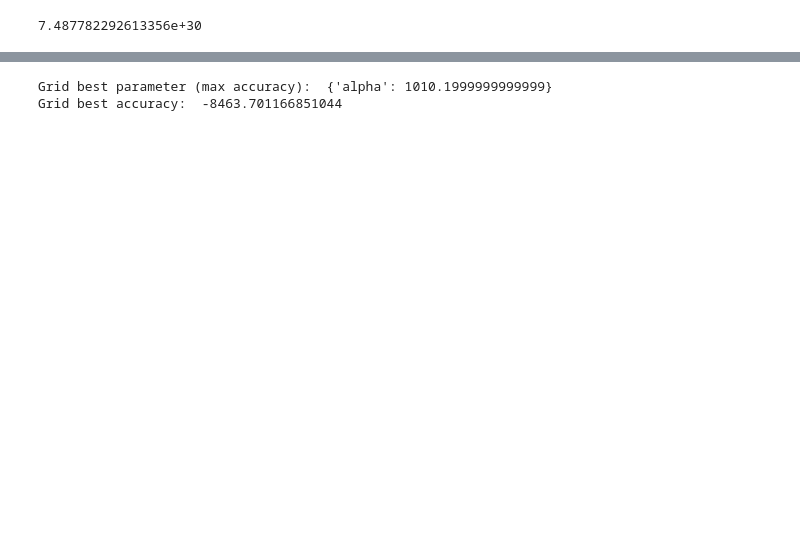
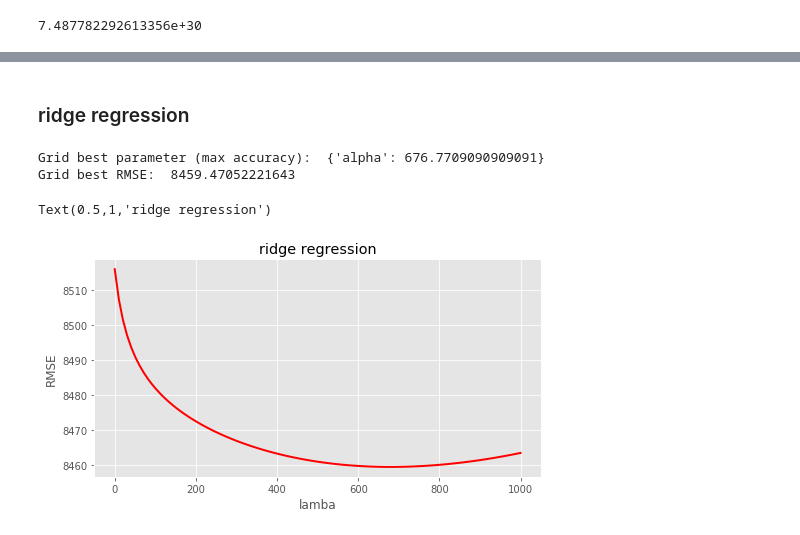
Before and after one commit to TheoRepo/NYC_airb2b_price_prediciton, a Jupyter notebook: code/1.ipynb, the cells around one changed output, grey strips where cells are left out. Saved outputs shown, nothing was run; the diff lists cells and outputs as text; code cells hidden in the pictures; blank space fills up the shorter version.

```diff
--- a/code/1.ipynb
+++ b/code/1.ipynb
@@ -227,5 +245,5 @@ Grid best accuracy:  -8458.490678764816
 # %%
-lasso_model = Lasso(alpha = 0.4)
+lasso_model = Lasso(alpha = 0.41363636363636364)
 lasso_model.fit(X_train, y_train)
 lasso_pred = lasso_model.predict(X_test)
 lasso_MSE = mean_squared_error(lasso_pred,y_test)
@@ -236,12 +254,29 @@ lasso_MSE
+# %% [markdown]
+### ridge regression
 # %%
+# apply ridge regression
 from sklearn.linear_model import Ridge
 ridge_model = Ridge()
-ridge_params = {'alpha' : list(np.linspace(0.1,100000,100))}
+ridge_params = {'alpha' : list(np.linspace(0.01,1000,100))}
 ridge = GridSearchCV(ridge_model, param_grid = ridge_params, scoring = 'neg_mean_squared_error')
 ridge.fit(X_train, y_train)
 print('Grid best parameter (max accuracy): ', ridge.best_params_)
-print('Grid best accuracy: ', ridge.best_score_)
+print('Grid best RMSE: ', ridge.best_score_*-1)
 # %% [output]
-Grid best parameter (max accuracy):  {'alpha': 1010.1999999999999}
-Grid best accuracy:  -8463.701166851044
+Grid best parameter (max accuracy):  {'alpha': 676.7709090909091}
+Grid best RMSE:  8459.47052221643
+# %%
+x = ridge.cv_results_['param_alpha'].data
+y = ridge.cv_results_['mean_test_score']*-1
+# %%
+import numpy as np
+import matplotlib.pyplot as plt
+plt.figure(figsize=(8,4))
+plt.plot(x,y,color="red",linewidth=2)
+plt.xlabel("lamba")
+plt.ylabel("RMSE")
+plt.title("ridge regression")
+# %% [output]
+Text(0.5,1,'ridge regression')
+[figure, added]
 # %%
```
Also changed, not shown: parts of 9 cells of this notebook, 1 other file.
